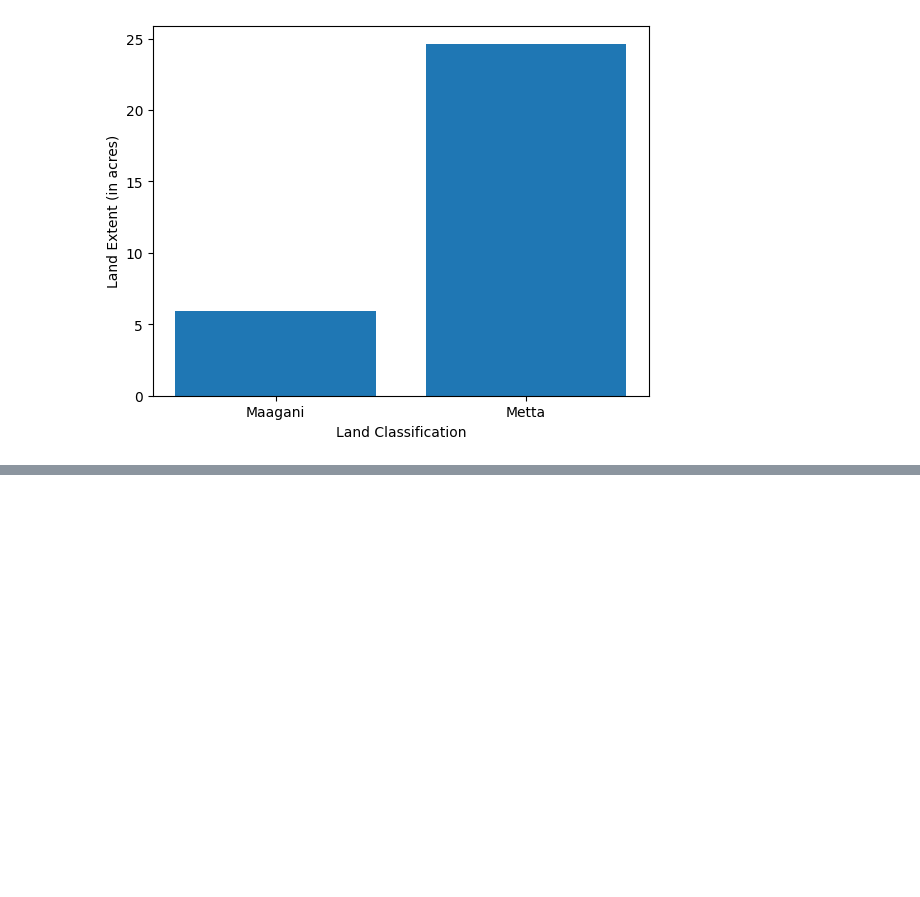
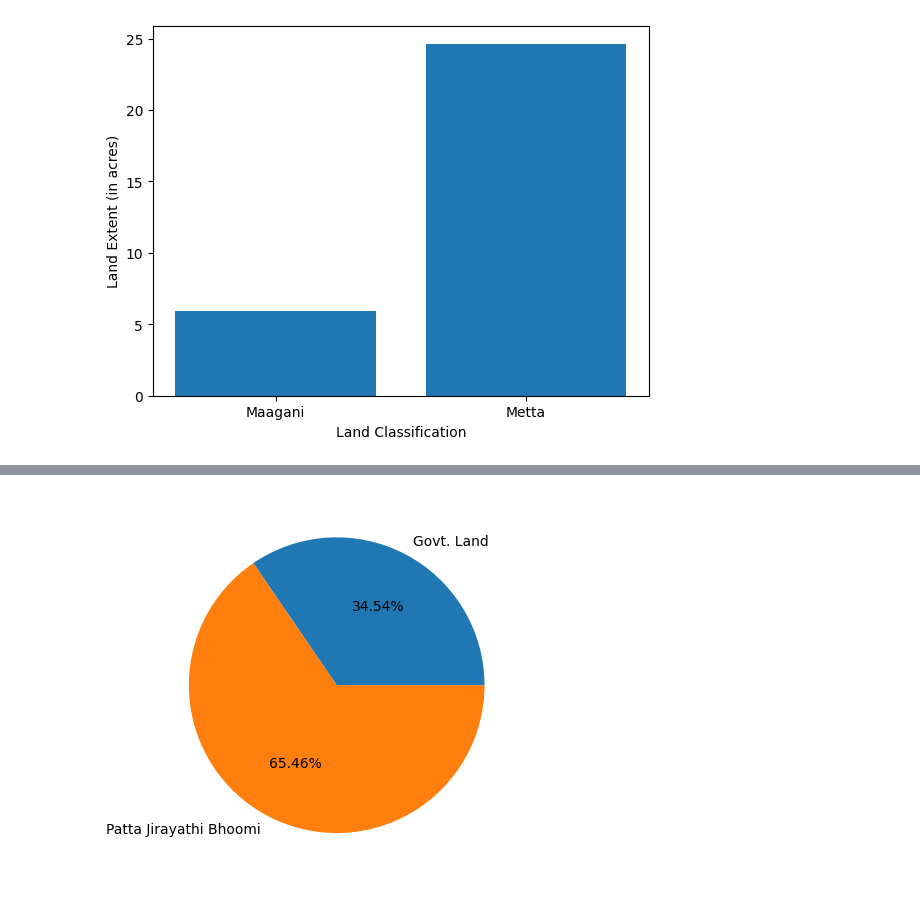
Before and after one commit to abbi123456789/MyVillage_Farm_DataAnalysis, a Jupyter notebook: EDA_Of_farm_Data.ipynb, the cells around one changed output, grey strips where cells are left out. Saved outputs shown, nothing was run; the diff lists cells and outputs as text; code cells hidden in the pictures; blank space fills up the shorter version.

```diff
--- a/EDA_Of_farm_Data.ipynb
+++ b/EDA_Of_farm_Data.ipynb
@@ -103,0 +99,6 @@ df.groupby('Land classification').agg({'Land Extent (in acres)': 'sum'})
+# %%
+plt.pie(Grouped_data['Land Extent (in acres)'], labels= Grouped_data['Land nature'],
+        autopct="%.2f%%")
+plt.show()
+# %% [output]
+[figure, added]
```
Also changed, not shown: parts of 16 cells of this notebook.
